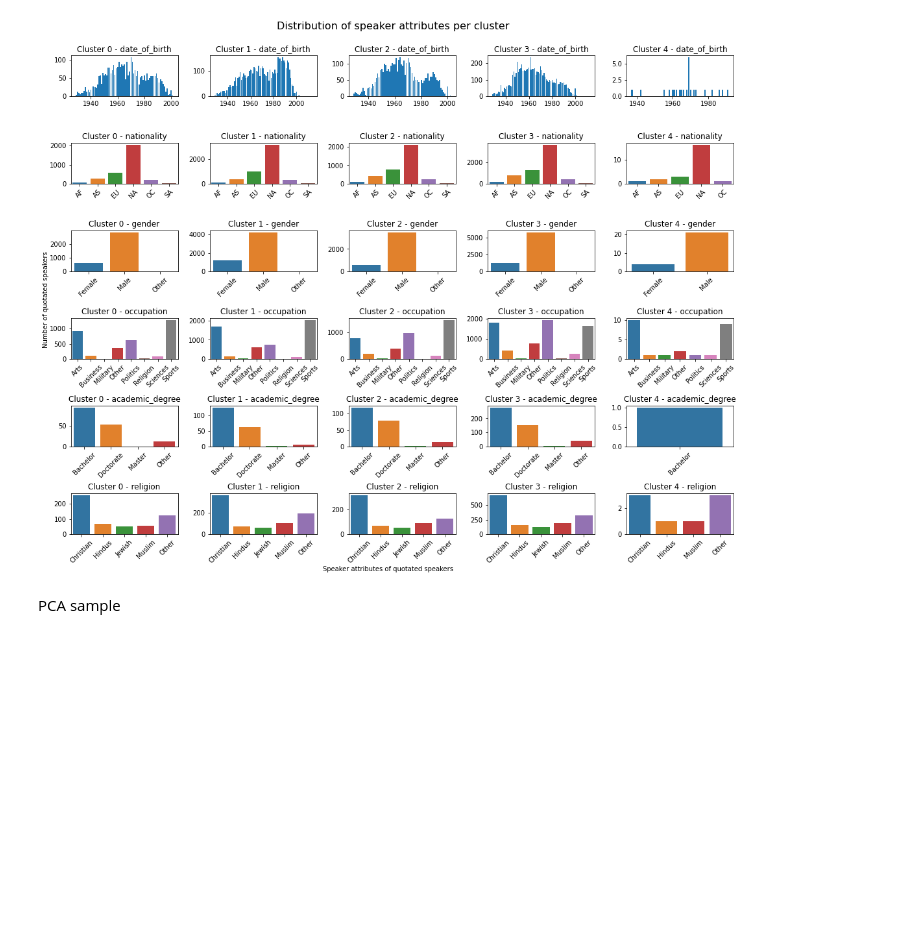
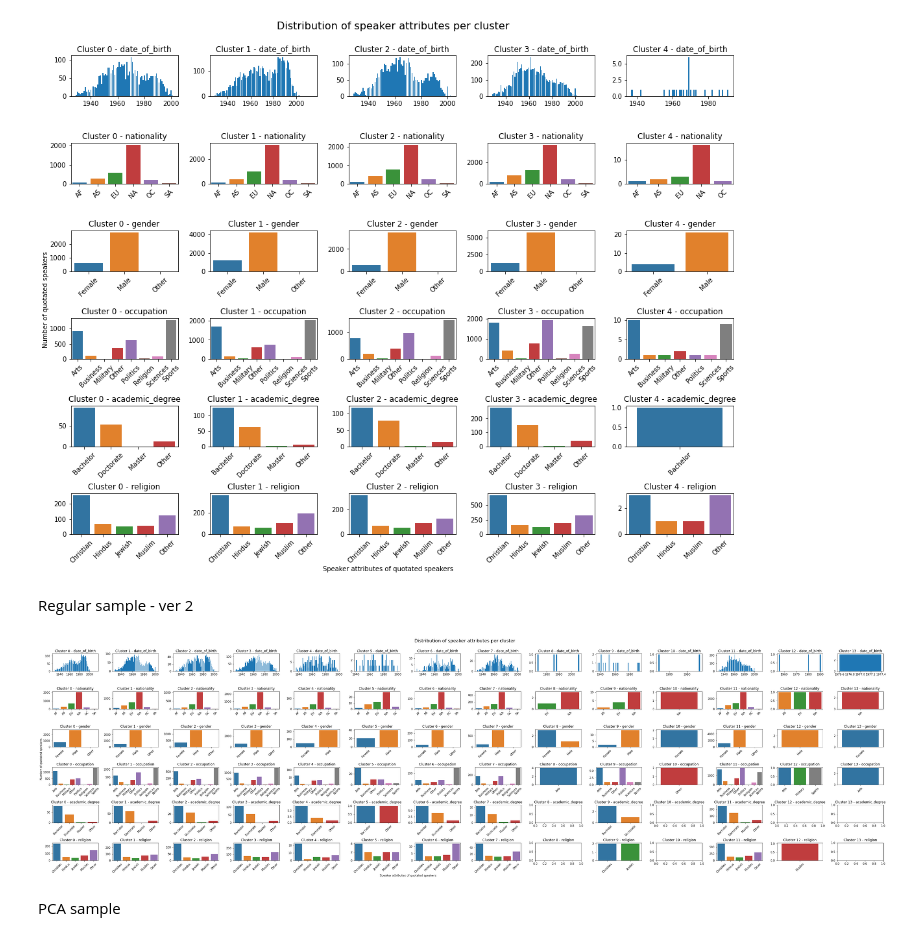
Before and after one commit to epfl-ada/ada-2021-project-r-o-c-k, a Jupyter notebook: src/language/clustering.ipynb, the cells around one changed output. Drawn from its saved outputs; the diff is of its cells as text; code cells hidden in the pictures; blank space fills up the shorter version.

Commit message:
Adding one more sample

```diff
--- a/src/language/clustering.ipynb
+++ b/src/language/clustering.ipynb
@@ -9,11 +9,11 @@ generated_path = './../../generated/'
 
 # regular sample
 file_name = 'sample.csv'
-df_sample = pd.read_csv(generated_path + file_name).head(20000)
+df_sample = pd.read_csv(generated_path + file_name).sample(n = 20000, random_state = 1)
 
 # sample with pca
 file_name = 'sample_pca.csv'
-df_sample_pca = pd.read_csv(generated_path + file_name).head(20000)
+df_sample_pca = pd.read_csv(generated_path + file_name).sample(n = 20000, random_state = 1)
 # %% [markdown]
 ### Create different dataframes from sample
 # %%
@@ -30,0 +33,8 @@ df_speaker = group_nation_by_continent(df_speaker)
+# %%
+# for this sample we use three features which have least similar distributions when comparing its distributions for each category within each speaker attribute
+selected_feats = ['self_ratio', '!_per_sentence', 'union_ratio']
+
+df_language_2 = df_sample[selected_feats]
+df_speaker_2 = df_sample[speaker_feats]
+# replace nation by continent in nationality column
+df_speaker_2 = group_nation_by_continent(df_speaker_2)
@@ -63,0 +81,2 @@ Threshold 1.7000000000000002 gave 2 clusters and silhouette score 0.362234836577
+# %%
+df_speaker_2_clustered, n_clusters_2 = cluster_with_best_threshold(df_language_2, df_speaker_2, thresholds, n_clusters_min)
@@ -85,6 +115,12 @@ Regular sample
 plot_speaker_attr_within_clusters(df_speaker_clustered, speaker_feats, n_clusters)
 # %% [output]
 [figure]
+# %% [markdown]
+Regular sample - ver 2
+# %%
+plot_speaker_attr_within_clusters(df_speaker_2_clustered, speaker_feats, n_clusters_2)
+# %% [output]
+[figure, added]
 # %% [markdown]
 PCA sample
 # %%
```
Also changed, not shown: parts of 4 cells of this notebook.
